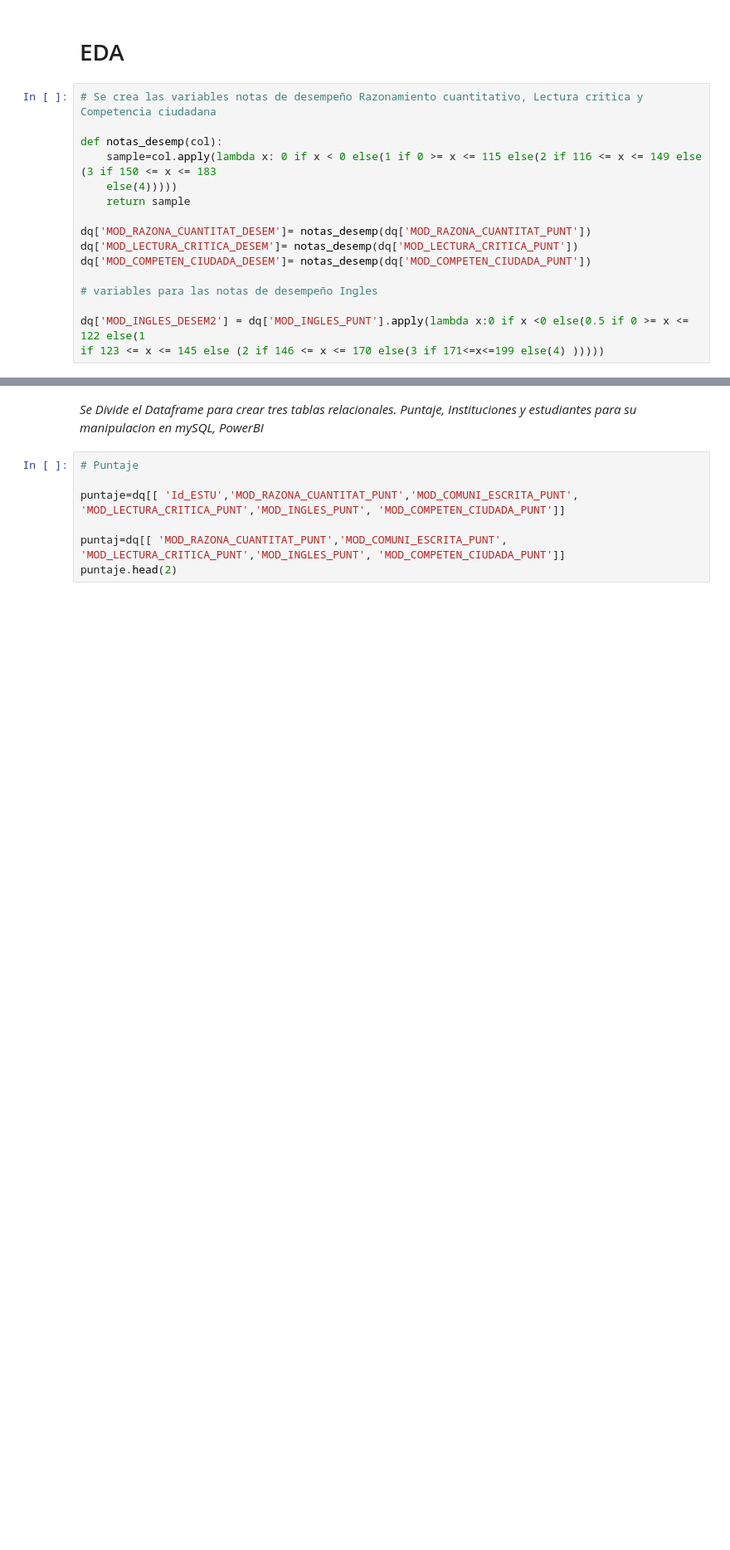
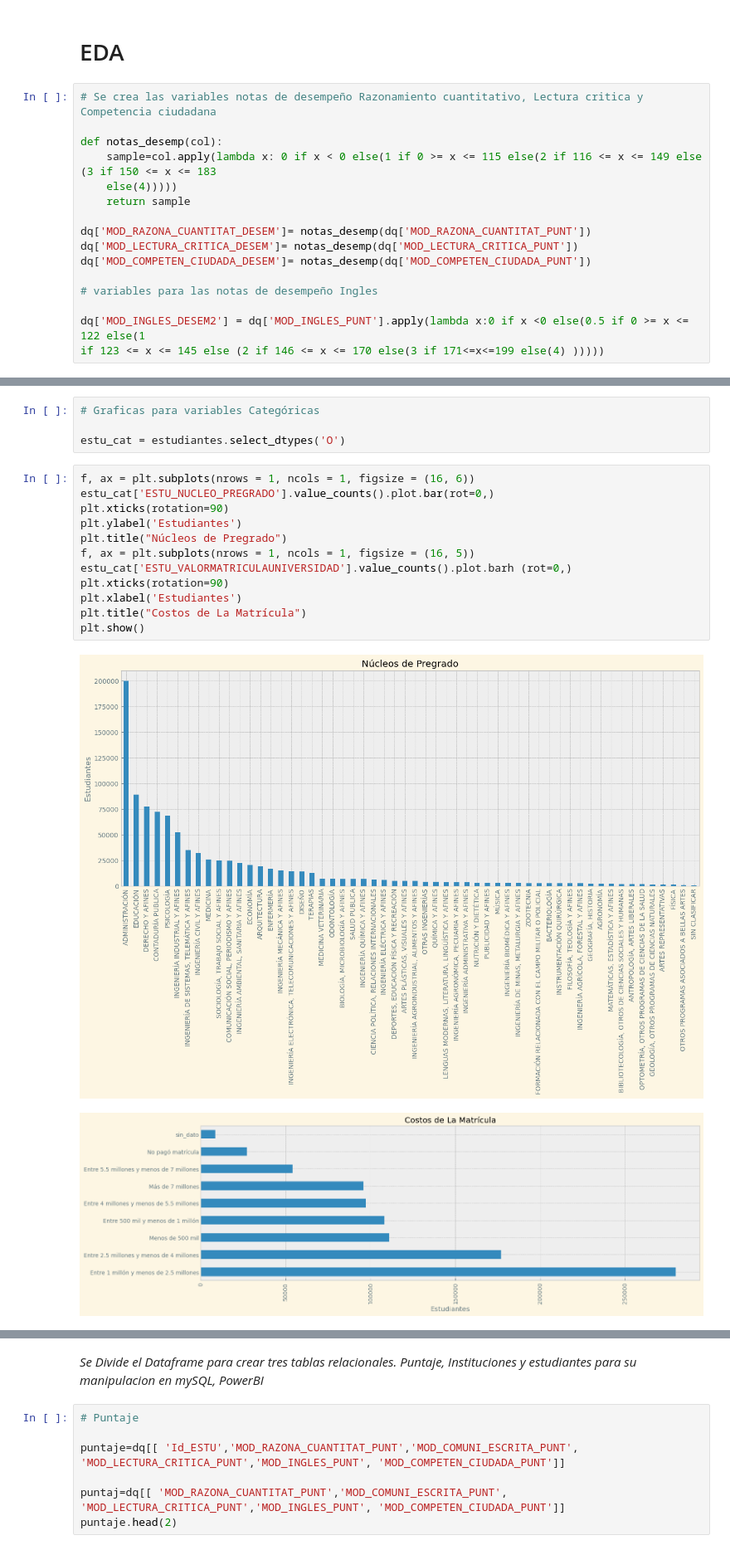
Before and after one commit to jospinoponce/PruebasSaberPro_Colombia, a Jupyter notebook: EDA.ipynb, the cells around one changed output, grey strips where cells are left out. Shown at 83% size. Drawn from its saved outputs; the diff is of its cells as text; blank space fills up the shorter version.

```diff
--- a/EDA.ipynb
+++ b/EDA.ipynb
@@ -211,0 +245,19 @@ if 123 <= x <= 145 else (2 if 146 <= x <= 170 else(3 if 171<=x<=199 else(4) ))))
+# %%
+# Graficas para variables Categóricas
+
+estu_cat = estudiantes.select_dtypes('O')
+# %%
+f, ax = plt.subplots(nrows = 1, ncols = 1, figsize = (16, 6))
+estu_cat['ESTU_NUCLEO_PREGRADO'].value_counts().plot.bar(rot=0,)
+plt.xticks(rotation=90)
+plt.ylabel('Estudiantes')
+plt.title("Núcleos de Pregrado")
+f, ax = plt.subplots(nrows = 1, ncols = 1, figsize = (16, 5))
+estu_cat['ESTU_VALORMATRICULAUNIVERSIDAD'].value_counts().plot.barh (rot=0,)
+plt.xticks(rotation=90)
+plt.xlabel('Estudiantes')
+plt.title("Costos de La Matrícula")
+plt.show()
+# %% [output]
+[figure, added]
+[figure, added]
```
Also changed, not shown: parts of 11 cells of this notebook, 1 other file.
